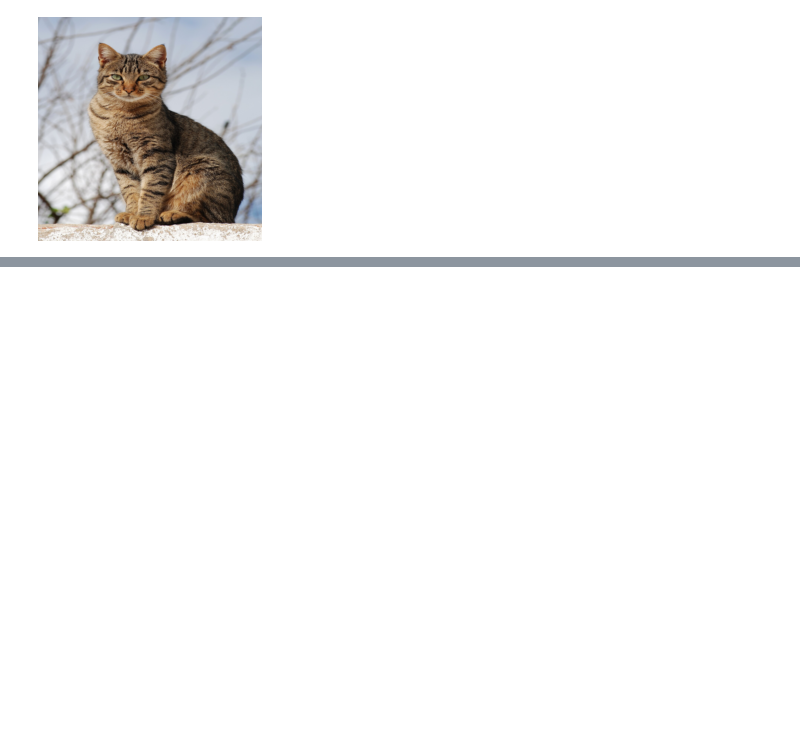
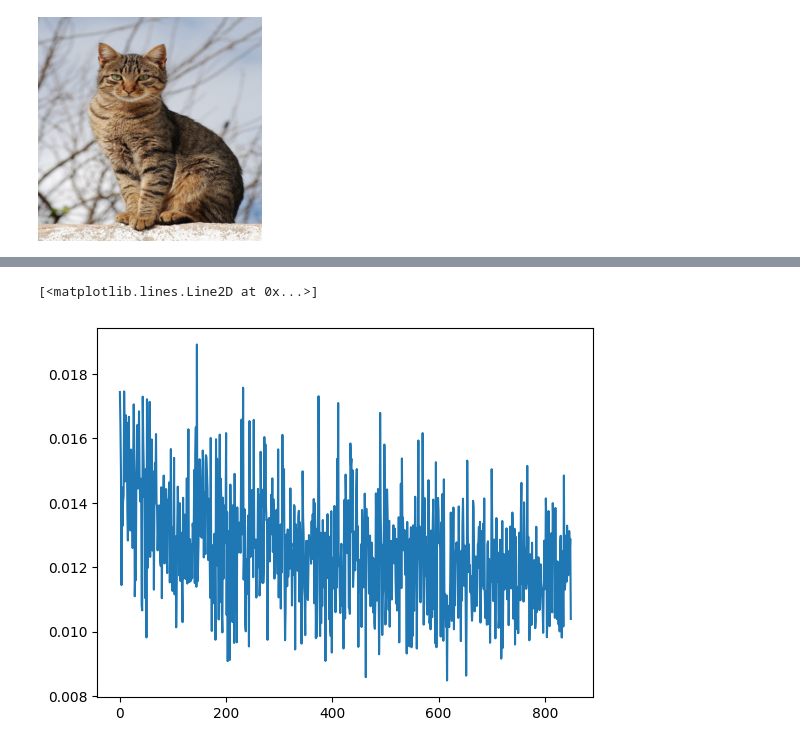
Before and after one commit to KnightAlice/VisualSearch, a Jupyter notebook: shiftformer_advanced_vis.ipynb, the cells around one changed output, grey strips where cells are left out. Saved outputs shown, nothing was run; the diff lists cells and outputs as text; code cells hidden in the pictures; blank space fills up the shorter version.

```diff
--- a/shiftformer_advanced_vis.ipynb
+++ b/shiftformer_advanced_vis.ipynb
@@ -152,3 +158,6 @@ Transpose(mae_decoder.unpatchify(mae_decoder.patchify(img_tensor))[0])
 # %%
-loss_rec=torch.load("./mae_log/shift_test/loss_coco.pt")
+loss_rec=torch.load("./mae_log/shift_test/loss_coco_decoder_only.pt")
 plot.plot(loss_rec)
+# %% [output]
+[<matplotlib.lines.Line2D at 0x...>]
+[figure, added]
```
Also changed, not shown: parts of 5 cells of this notebook, 4 other files.
